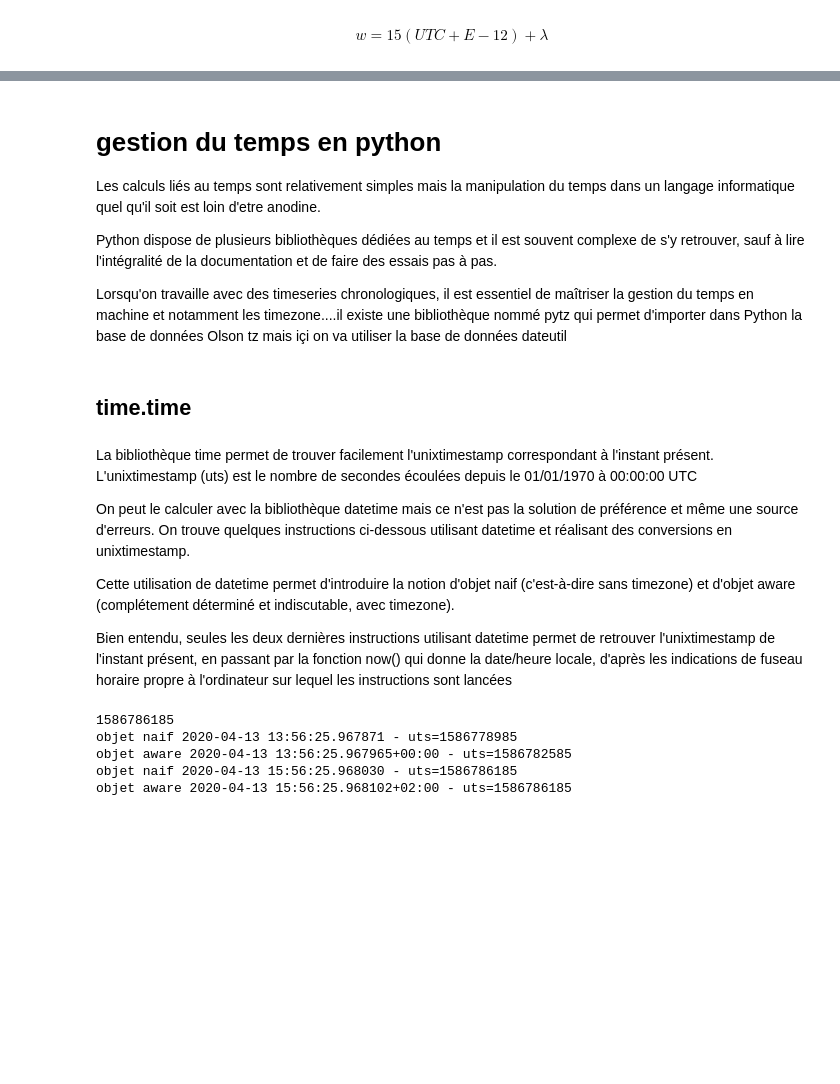
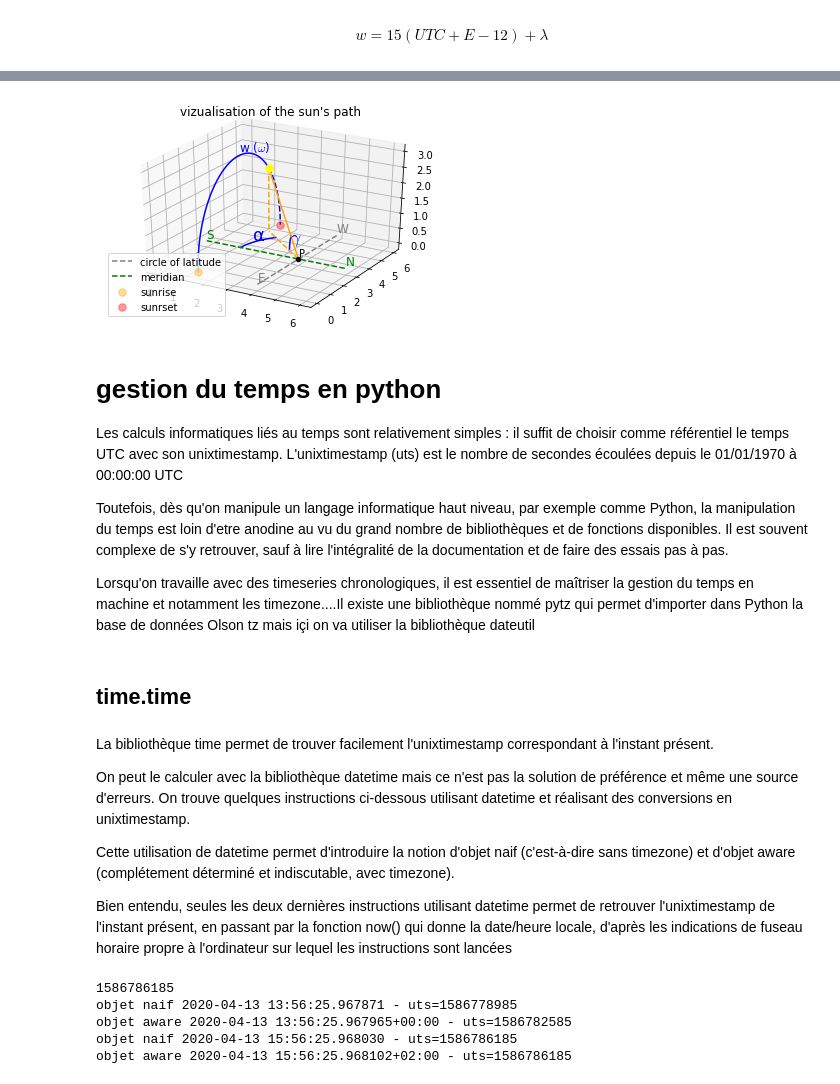
Before and after one commit to alexandrecuer/tf_works, a Jupyter notebook: BIOS/allAroundTime.ipynb, the cells around one changed output, grey strips where cells are left out. Saved outputs shown, nothing was run; the diff lists cells and outputs as text; code cells hidden in the pictures; blank space fills up the shorter version.

```diff
--- a/BIOS/allAroundTime.ipynb
+++ b/BIOS/allAroundTime.ipynb
@@ -68,11 +96,16 @@ L'heure d'été ou DST (Day Saving Time) est le système consistant à ajouter u
+# %%
+from sunModel import viewSunPath
+viewSunPath()
+# %% [output]
+[figure, added]
 # %% [markdown]
 # gestion du temps en python
 
-Les calculs liés au temps sont relativement simples mais la manipulation du temps dans un langage informatique quel qu'il soit est loin d'etre anodine.
+Les calculs informatiques liés au temps sont relativement simples : il suffit de choisir comme référentiel le temps UTC avec son unixtimestamp.  L'unixtimestamp (uts) est le nombre de secondes écoulées depuis le 01/01/1970 à 00:00:00 UTC
 
-Python dispose de plusieurs bibliothèques dédiées au temps et il est souvent complexe de s'y retrouver, sauf à lire l'intégralité de la documentation et de faire des essais pas à pas.
+Toutefois, dès qu'on manipule un langage informatique haut niveau, par exemple comme Python, la manipulation du temps est loin d'etre anodine au vu du grand nombre de bibliothèques et de fonctions disponibles.  Il est souvent complexe de s'y retrouver, sauf à lire l'intégralité de la documentation et de faire des essais pas à pas.
 
-Lorsqu'on travaille avec des timeseries chronologiques, il est essentiel de maîtriser la gestion du temps en machine et notamment les timezone....il existe une bibliothèque nommé pytz qui permet d'importer dans Python la base de données Olson tz mais içi on va utiliser la base de données dateutil
+Lorsqu'on travaille avec des timeseries chronologiques, il est essentiel de maîtriser la gestion du temps en machine et notamment les timezone....Il existe une bibliothèque nommé pytz qui permet d'importer dans Python la base de données Olson tz mais içi on va utiliser la bibliothèque dateutil
 # %%
 from datetime import datetime
 import time
@@ -81,7 +114,7 @@ from dateutil import tz
 # %% [markdown]
 ## time.time
 # %% [markdown]
-La bibliothèque time permet de trouver facilement l'unixtimestamp correspondant à l'instant présent. L'unixtimestamp (uts) est le nombre de secondes écoulées depuis le 01/01/1970 à 00:00:00 UTC
+La bibliothèque time permet de trouver facilement l'unixtimestamp correspondant à l'instant présent.
 
 On peut le calculer avec la bibliothèque datetime mais ce n'est pas la solution de préférence et même une source d'erreurs. On trouve quelques instructions ci-dessous utilisant datetime et réalisant des conversions en unixtimestamp.
 
```
Also changed, not shown: parts of 10 cells of this notebook, 4 other files.
